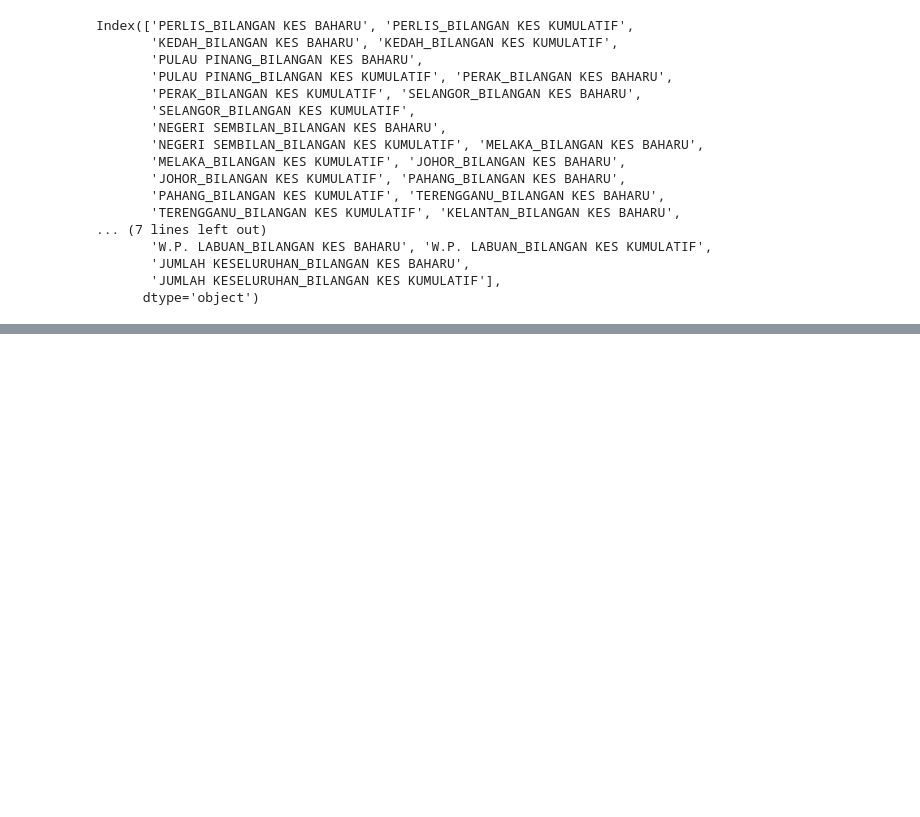
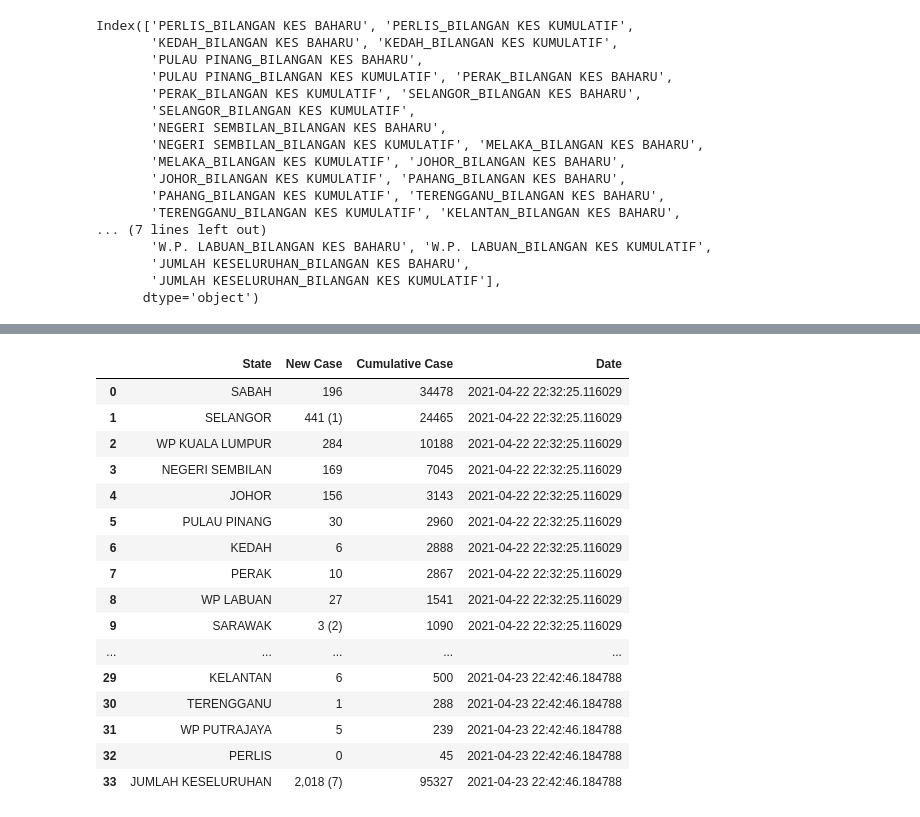
Before and after one commit to ansonnn07/covid19-malaysia, a Jupyter notebook: scrape_covid19_msia.ipynb, the cells around one changed output, grey strips where cells are left out. Drawn from its saved outputs; the diff is of its cells as text; code cells hidden in the pictures; blank space fills up the shorter version.

```diff
--- a/scrape_covid19_msia.ipynb
+++ b/scrape_covid19_msia.ipynb
@@ -903,0 +977,23 @@ Index(['PERLIS_BILANGAN KES BAHARU', 'PERLIS_BILANGAN KES KUMULATIF',
+# %%
+combined_df.State = combined_df.State.str.replace('\xa0', ' ').str.replace('.', '', regex=False)
+# combined_df.State = combined_df.State.str.replace('.', '', regex=False)
+# %%
+combined_df
+# %% [output]
+|  | State | New Case | Cumulative Case | Date |
+| 0 | SABAH | 196 | 34478 | 2021-04-22 22:32:25.116029 |
+| 1 | SELANGOR | 441 (1) | 24465 | 2021-04-22 22:32:25.116029 |
+| 2 | WP KUALA LUMPUR | 284 | 10188 | 2021-04-22 22:32:25.116029 |
+| 3 | NEGERI SEMBILAN | 169 | 7045 | 2021-04-22 22:32:25.116029 |
+| 4 | JOHOR | 156 | 3143 | 2021-04-22 22:32:25.116029 |
+| 5 | PULAU PINANG | 30 | 2960 | 2021-04-22 22:32:25.116029 |
+| 6 | KEDAH | 6 | 2888 | 2021-04-22 22:32:25.116029 |
+| 7 | PERAK | 10 | 2867 | 2021-04-22 22:32:25.116029 |
+| 8 | WP LABUAN | 27 | 1541 | 2021-04-22 22:32:25.116029 |
+| 9 | SARAWAK | 3 (2) | 1090 | 2021-04-22 22:32:25.116029 |
+| ... | ... | ... | ... | ... |
+| 29 | KELANTAN | 6 | 500 | 2021-04-23 22:42:46.184788 |
+| 30 | TERENGGANU | 1 | 288 | 2021-04-23 22:42:46.184788 |
+| 31 | WP PUTRAJAYA | 5 | 239 | 2021-04-23 22:42:46.184788 |
+| 32 | PERLIS | 0 | 45 | 2021-04-23 22:42:46.184788 |
+| 33 | JUMLAH KESELURUHAN | 2,018 (7) | 95327 | 2021-04-23 22:42:46.184788 |
```
Also changed, not shown: parts of 10 cells of this notebook, 2 other files.
